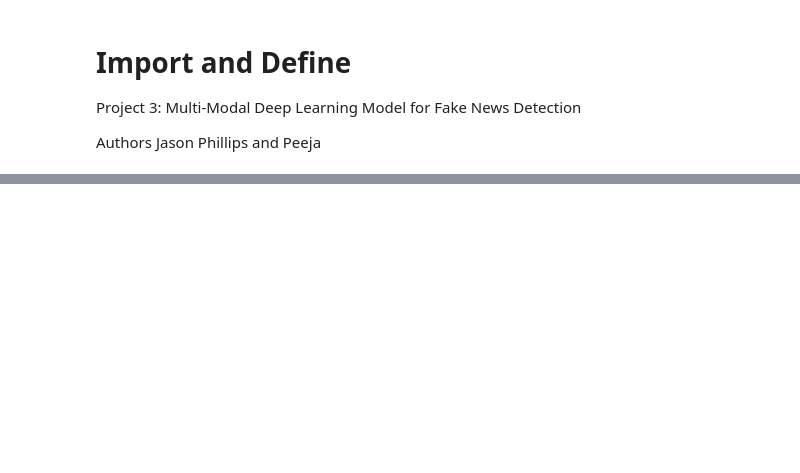
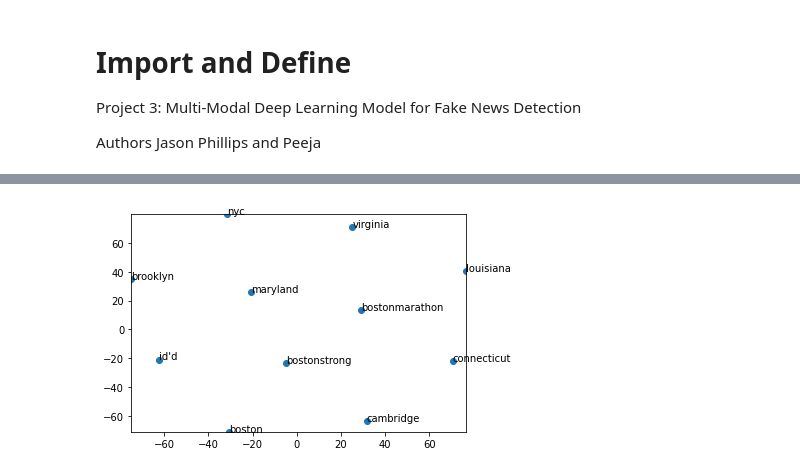
Before and after one commit to JasonTPhillipsJr/CSC215, a Jupyter notebook: Project_3.ipynb, the cells around one changed output, grey strips where cells are left out. Cells and saved outputs as stored; diff of their text form; code cells hidden in the pictures; blank space fills up the shorter version.

```diff
--- a/Project_3.ipynb
+++ b/Project_3.ipynb
@@ -298,0 +420,4 @@ tweets
+# %%
+#Save the model and load it for faster processing
+word2vec_model_train.save('word2vec_model_transfer')
+word2vec_model_train = Word2Vec.load('word2vec_model_transfer')
@@ -298,0 +448,5 @@ tweets
+# %%
+#Visualize the similar words on a scatter plot
+display_closestwords_tsnescatterplot(word2vec_model_train,'boston')
+# %% [output]
+[figure, added]
```
Also changed, not shown: parts of 69 cells of this notebook.
